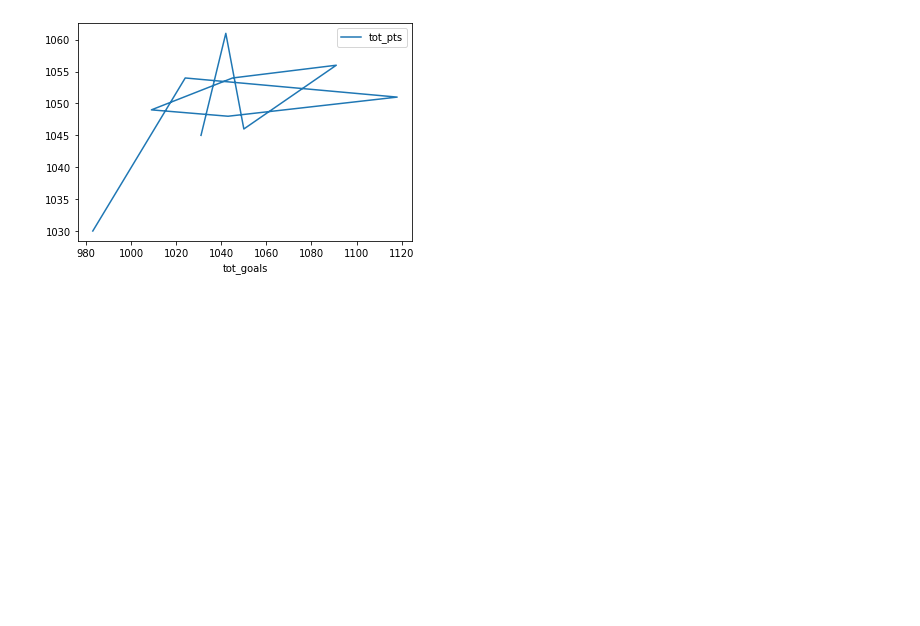
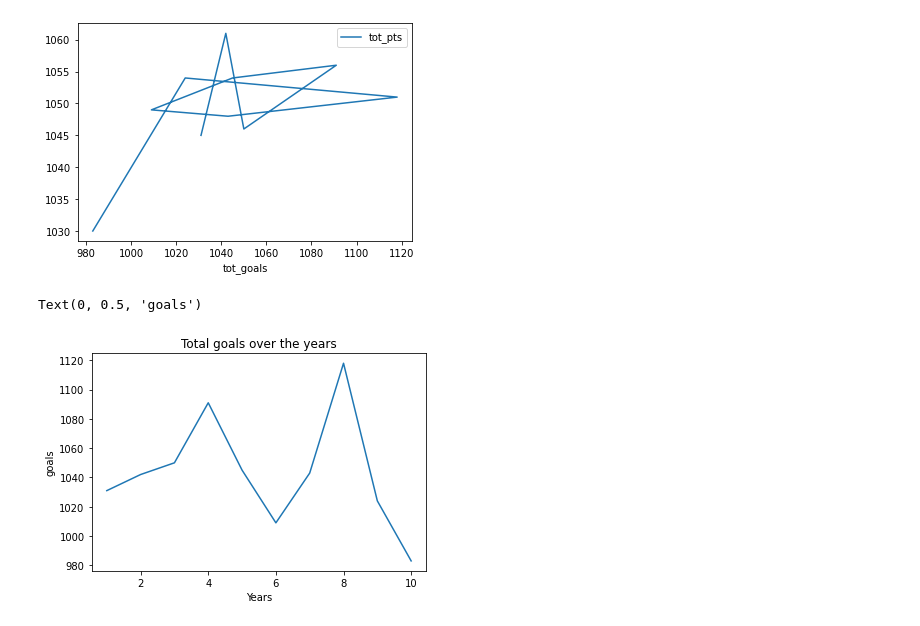
Before and after one commit to king-tomi/Spanish-La-liga-Analysis, a Jupyter notebook: notebooks/analysis.ipynb, the cells around one changed output. Drawn from its saved outputs; the diff is of its cells as text; code cells hidden in the pictures; blank space fills up the shorter version.

```diff
--- a/notebooks/analysis.ipynb
+++ b/notebooks/analysis.ipynb
@@ -154,3 +154,11 @@ seasons_df.plot(x="tot_goals",y="tot_pts",kind="line")
 # %% [output]
 <AxesSubplot:xlabel='tot_goals'>
 [figure]
+# %%
+plt.plot(range(1,11), seasons_df["tot_goals"])
+plt.title("Total goals over the years")
+plt.xlabel("Years")
+plt.ylabel("goals")
+# %% [output]
+Text(0, 0.5, 'goals')
+[figure, added]
```
Also changed, not shown: parts of 17 cells of this notebook, 5 other files.
